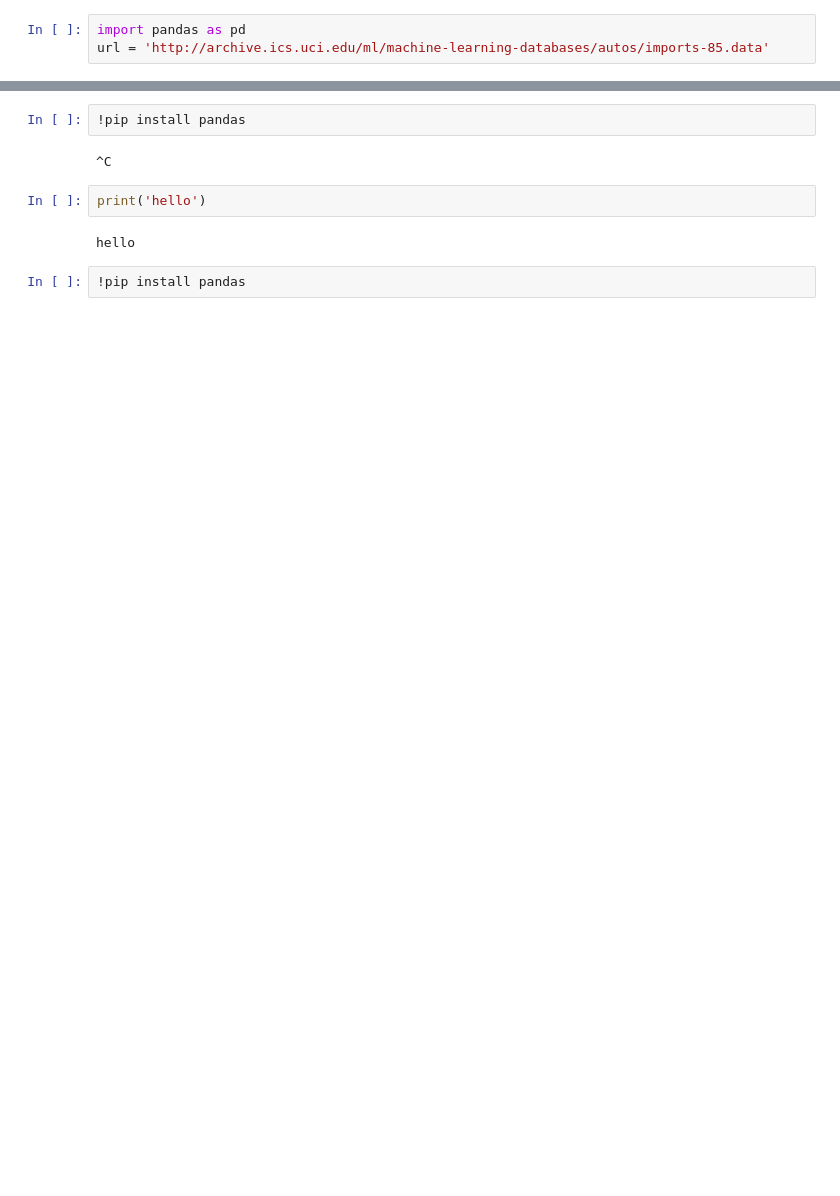
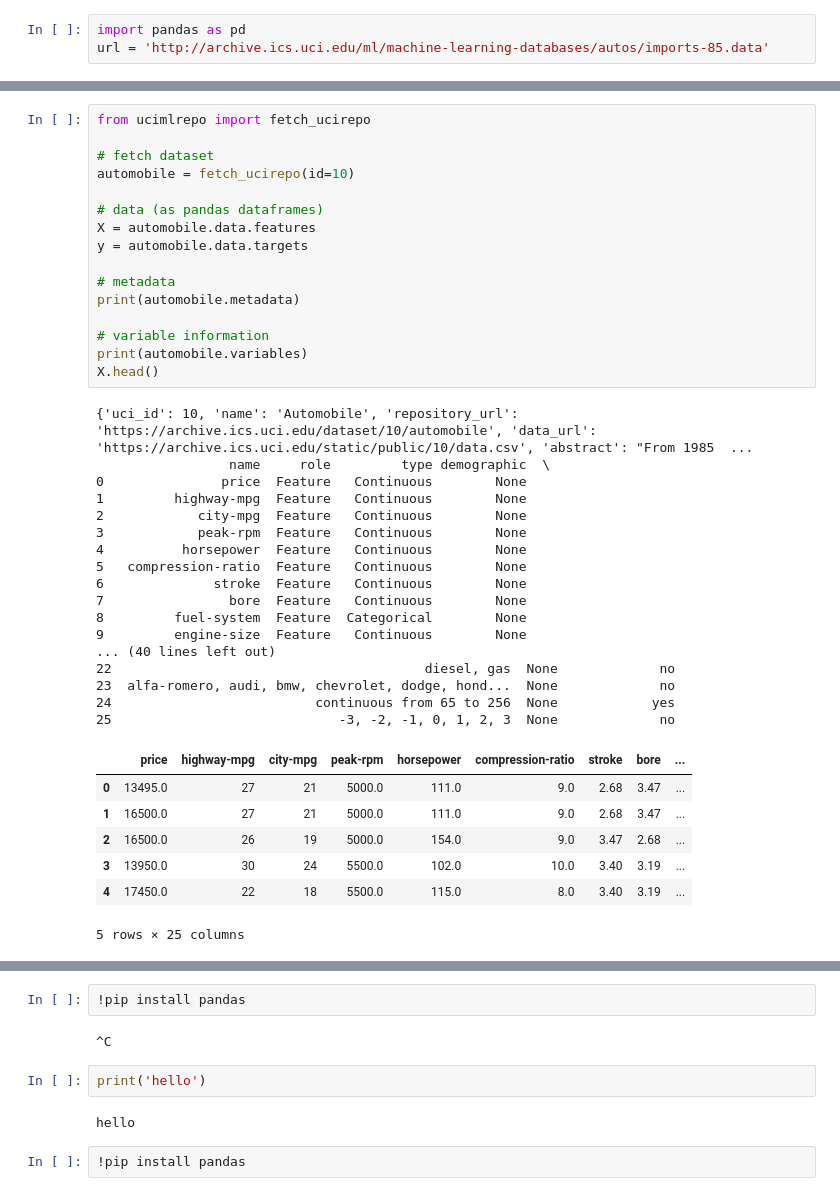
Before and after one commit to sitaram077/Machine_learning_using_PYTHON, a Jupyter notebook: my_data_exploration.ipynb, the cells around one changed output, grey strips where cells are left out. Drawn from its saved outputs; the diff is of its cells as text; blank space fills up the shorter version.

```diff
--- a/my_data_exploration.ipynb
+++ b/my_data_exploration.ipynb
@@ -3,0 +12,41 @@ url = 'http://archive.ics.uci.edu/ml/machine-learning-databases/autos/imports-85
+# %%
+from ucimlrepo import fetch_ucirepo
+
+# fetch dataset
+automobile = fetch_ucirepo(id=10)
+
+# data (as pandas dataframes)
+X = automobile.data.features
+y = automobile.data.targets
+
+# metadata
+print(automobile.metadata)
+
+# variable information
+print(automobile.variables)
+X.head()
+# %% [output]
+{'uci_id': 10, 'name': 'Automobile', 'repository_url': 'https://archive.ics.uci.edu/dataset/10/automobile', 'data_url': 'https://archive.ics.uci.edu/static/public/10/data.csv', 'abstract': "From 1985  ...
+                 name     role         type demographic  \
+0               price  Feature   Continuous        None
+1         highway-mpg  Feature   Continuous        None
+2            city-mpg  Feature   Continuous        None
+3            peak-rpm  Feature   Continuous        None
+4          horsepower  Feature   Continuous        None
+5   compression-ratio  Feature   Continuous        None
+6              stroke  Feature   Continuous        None
+7                bore  Feature   Continuous        None
+8         fuel-system  Feature  Categorical        None
+9         engine-size  Feature   Continuous        None
+... (40 lines left out)
+22                                        diesel, gas  None             no
+23  alfa-romero, audi, bmw, chevrolet, dodge, hond...  None             no
+24                          continuous from 65 to 256  None            yes
+25                             -3, -2, -1, 0, 1, 2, 3  None             no
+|  | price | highway-mpg | city-mpg | peak-rpm | horsepower | compression-ratio | stroke | bore | ... |
+| 0 | 13495.0 | 27 | 21 | 5000.0 | 111.0 | 9.0 | 2.68 | 3.47 | ... |
+| 1 | 16500.0 | 27 | 21 | 5000.0 | 111.0 | 9.0 | 2.68 | 3.47 | ... |
+| 2 | 16500.0 | 26 | 19 | 5000.0 | 154.0 | 9.0 | 3.47 | 2.68 | ... |
+| 3 | 13950.0 | 30 | 24 | 5500.0 | 102.0 | 10.0 | 3.40 | 3.19 | ... |
+| 4 | 17450.0 | 22 | 18 | 5500.0 | 115.0 | 8.0 | 3.40 | 3.19 | ... |
+5 rows × 25 columns
```
Also changed, not shown: parts of 20 cells of this notebook, 1 other file.
